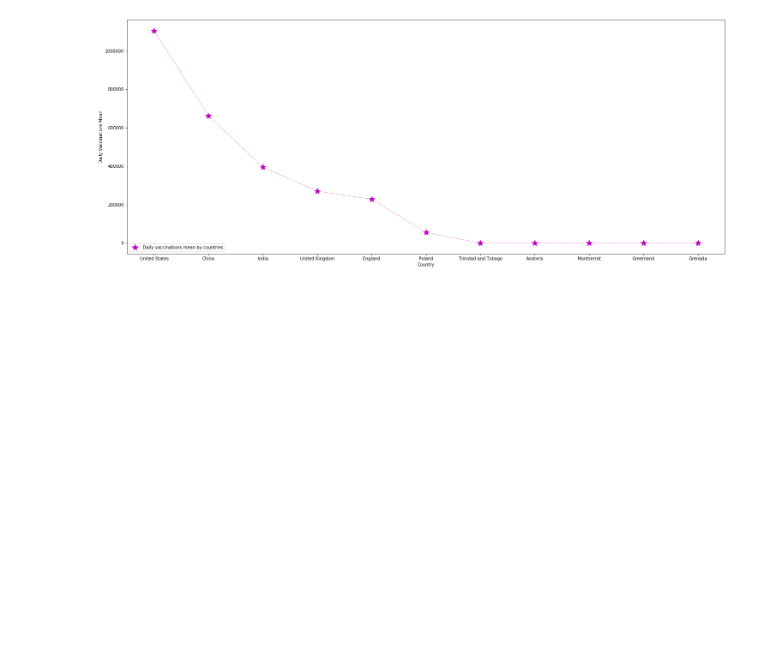
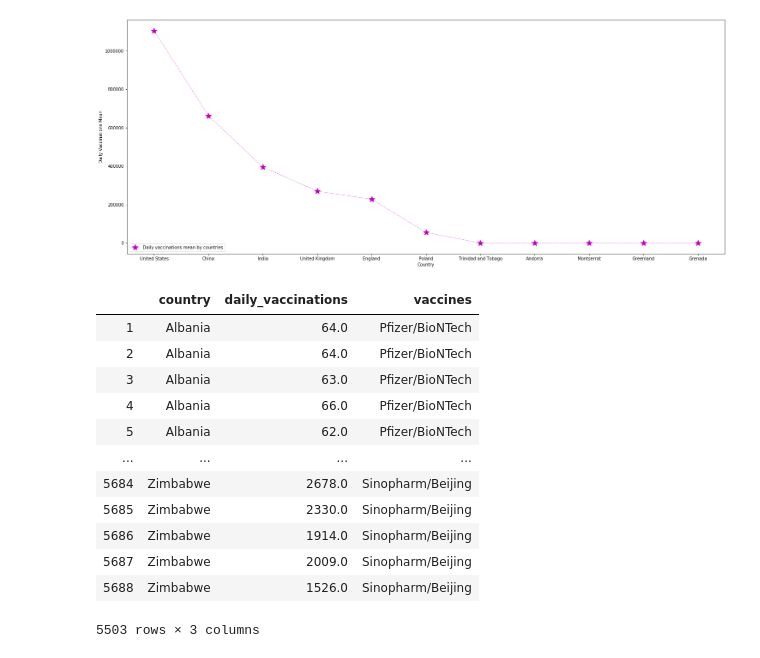
Before and after one commit to kamilaurbanczyk/covid_vaccinations_data_analysis, a Jupyter notebook: Covid vaccinations data analysis.ipynb, the cells around one changed output. Cells and saved outputs as stored; diff of their text form; code cells hidden in the pictures; blank space fills up the shorter version.

```diff
--- a/Covid vaccinations data analysis.ipynb
+++ b/Covid vaccinations data analysis.ipynb
@@ -275,3 +275,23 @@ plt.legend(loc="lower left")
 plt.show()
 # %% [output]
 [figure]
+# %%
+# I would like to look for a correlation beetwen type of vaccine use in each country and the mean od daily vaccinations.
+# First, I will prepare data to analyse types of vaccines in individual countries.
+
+vaccines_data = data.dropna(subset=['daily_vaccinations'])[['country', 'daily_vaccinations', 'vaccines']]
+vaccines_data
+# %% [output]
+|  | country | daily_vaccinations | vaccines |
+| 1 | Albania | 64.0 | Pfizer/BioNTech |
+| 2 | Albania | 64.0 | Pfizer/BioNTech |
+| 3 | Albania | 63.0 | Pfizer/BioNTech |
+| 4 | Albania | 66.0 | Pfizer/BioNTech |
+| 5 | Albania | 62.0 | Pfizer/BioNTech |
+| ... | ... | ... | ... |
+| 5684 | Zimbabwe | 2678.0 | Sinopharm/Beijing |
+| 5685 | Zimbabwe | 2330.0 | Sinopharm/Beijing |
+| 5686 | Zimbabwe | 1914.0 | Sinopharm/Beijing |
+| 5687 | Zimbabwe | 2009.0 | Sinopharm/Beijing |
+| 5688 | Zimbabwe | 1526.0 | Sinopharm/Beijing |
+5503 rows × 3 columns
```
Also changed, not shown: parts of 5 cells of this notebook.
